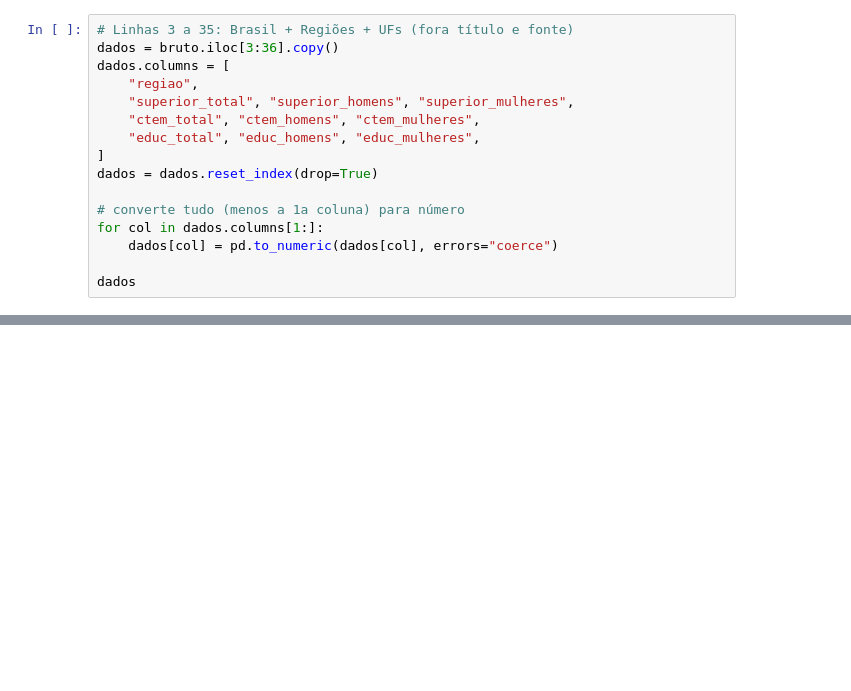
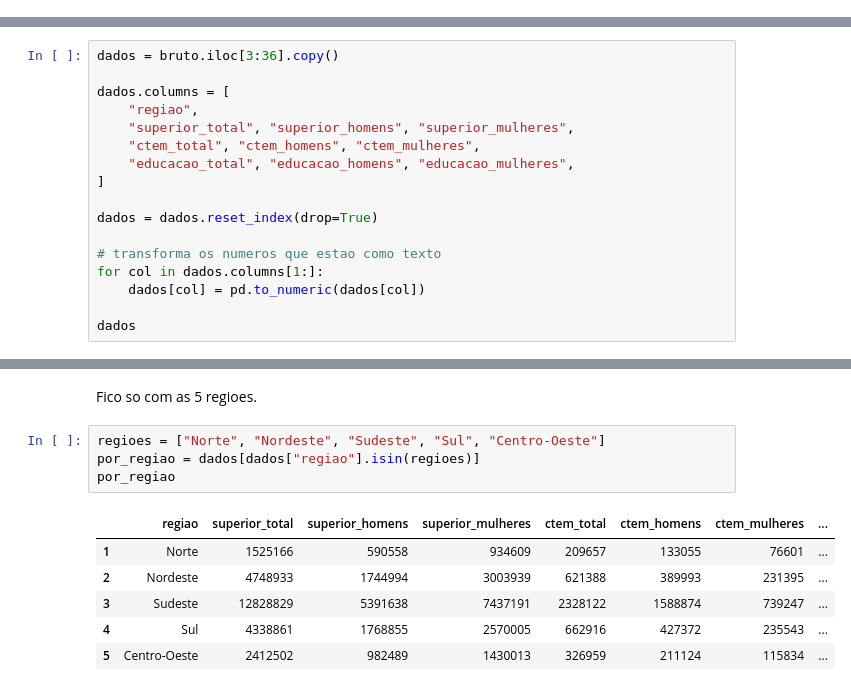
Before and after one commit to DvTavares/PYTHON-3ETAPA, a Jupyter notebook: Atividade 3/Aula3_Tabela3_Areas_Formacao.ipynb, the cells around one changed output, grey strips where cells are left out. Drawn from its saved outputs; the diff is of its cells as text; blank space fills up the shorter version.

```diff
--- a/Atividade 3/Aula3_Tabela3_Areas_Formacao.ipynb
+++ b/Atividade 3/Aula3_Tabela3_Areas_Formacao.ipynb
@@ -58,16 +0,0 @@ As 9 colunas de dados são 3 blocos (Total / Homens / Mulheres):
-# %%
-# Linhas 3 a 35: Brasil + Regiões + UFs (fora título e fonte)
-dados = bruto.iloc[3:36].copy()
-dados.columns = [
-    "regiao",
-    "superior_total", "superior_homens", "superior_mulheres",
-    "ctem_total", "ctem_homens", "ctem_mulheres",
-    "educ_total", "educ_homens", "educ_mulheres",
-]
-dados = dados.reset_index(drop=True)
-
-# converte tudo (menos a 1a coluna) para número
-for col in dados.columns[1:]:
-    dados[col] = pd.to_numeric(dados[col], errors="coerce")
-
-dados
@@ -211,0 +39,17 @@ educacao_saude.describe()
+# %%
+dados = bruto.iloc[3:36].copy()
+
+dados.columns = [
+    "regiao",
+    "superior_total", "superior_homens", "superior_mulheres",
+    "ctem_total", "ctem_homens", "ctem_mulheres",
+    "educacao_total", "educacao_homens", "educacao_mulheres",
+]
+
+dados = dados.reset_index(drop=True)
+
+# transforma os numeros que estao como texto
+for col in dados.columns[1:]:
+    dados[col] = pd.to_numeric(dados[col])
+
+dados
@@ -211,0 +74,13 @@ educacao_saude.describe()
+# %% [markdown]
+Fico so com as 5 regioes.
+# %%
+regioes = ["Norte", "Nordeste", "Sudeste", "Sul", "Centro-Oeste"]
+por_regiao = dados[dados["regiao"].isin(regioes)]
+por_regiao
+# %% [output]
+|  | regiao | superior_total | superior_homens | superior_mulheres | ctem_total | ctem_homens | ctem_mulheres | ... |
+| 1 | Norte | 1525166 | 590558 | 934609 | 209657 | 133055 | 76601 | ... |
+| 2 | Nordeste | 4748933 | 1744994 | 3003939 | 621388 | 389993 | 231395 | ... |
+| 3 | Sudeste | 12828829 | 5391638 | 7437191 | 2328122 | 1588874 | 739247 | ... |
+| 4 | Sul | 4338861 | 1768855 | 2570005 | 662916 | 427372 | 235543 | ... |
+| 5 | Centro-Oeste | 2412502 | 982489 | 1430013 | 326959 | 211124 | 115834 | ... |
```
Also changed, not shown: parts of 44 cells of this notebook, 5 other files.
